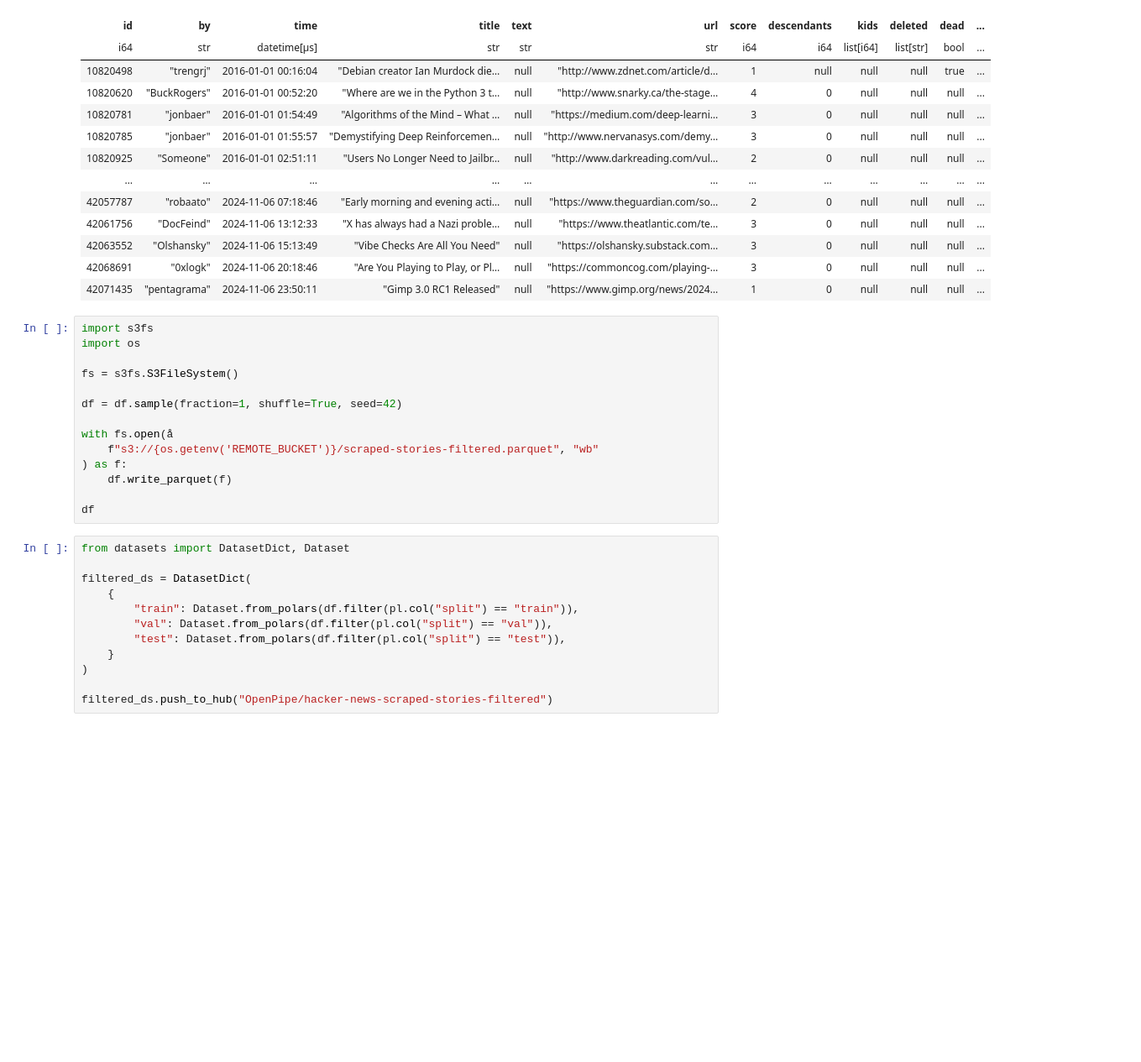
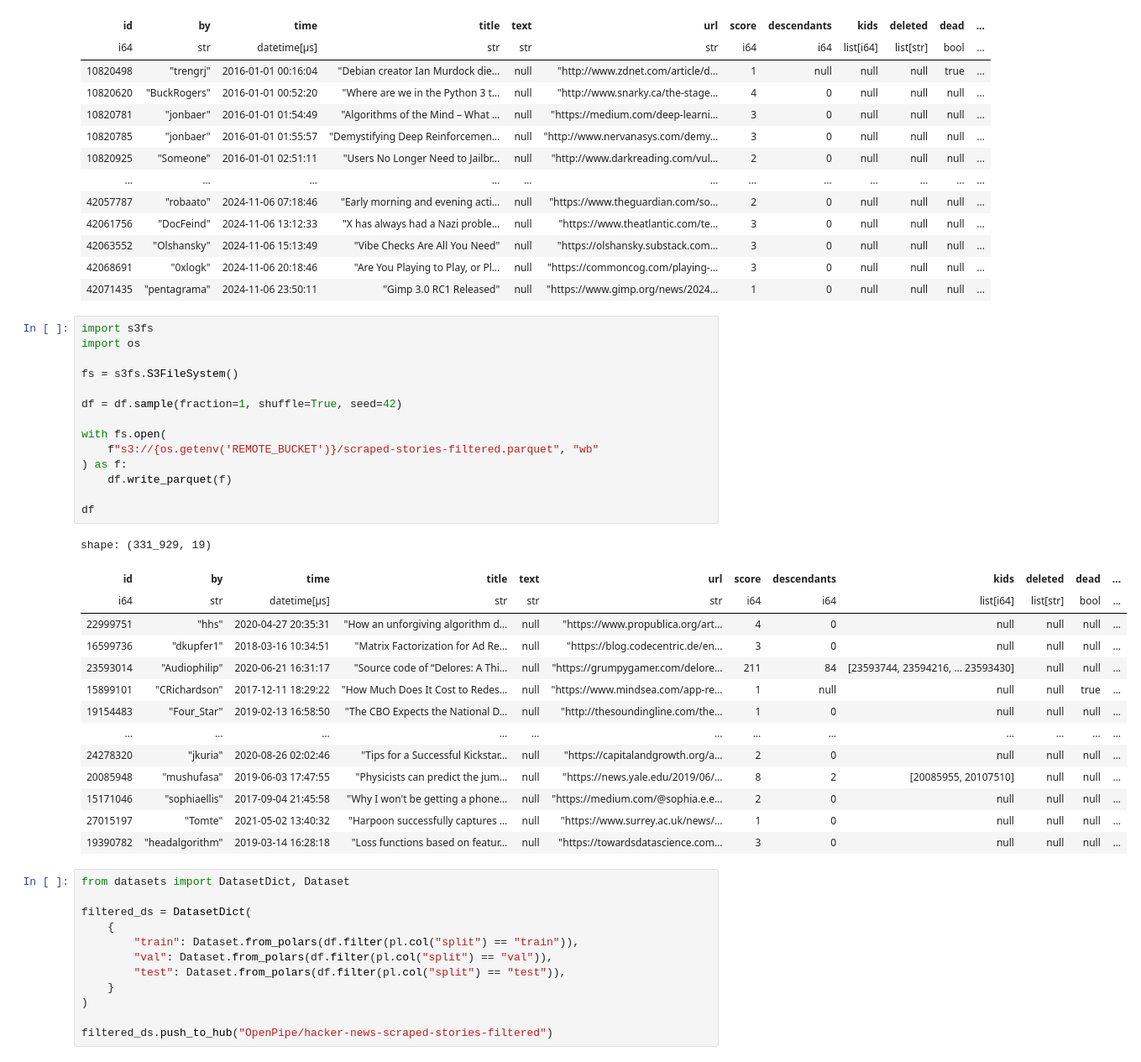
Before and after one commit to OpenPipe/best-hn, a Jupyter notebook: scraped_stories/prepare_data.ipynb, the cells around one changed output. Shown: that part at 84% size. Saved outputs shown, nothing was run; the diff lists cells and outputs as text; blank space fills up the shorter version.

```diff
--- a/scraped_stories/prepare_data.ipynb
+++ b/scraped_stories/prepare_data.ipynb
@@ -157,17 +157,32 @@ shape: (331_929, 19)
 # %%
 import s3fs
 import os
 
 fs = s3fs.S3FileSystem()
 
 df = df.sample(fraction=1, shuffle=True, seed=42)
 
-with fs.open(å
+with fs.open(
     f"s3://{os.getenv('REMOTE_BUCKET')}/scraped-stories-filtered.parquet", "wb"
 ) as f:
     df.write_parquet(f)
 
 df
+# %% [output]
+shape: (331_929, 19)
+| id | by | time | title | text | url | score | descendants | kids | deleted | dead | ... |
+| i64 | str | datetime[μs] | str | str | str | i64 | i64 | list[i64] | list[str] | bool | ... |
+| 22999751 | "hhs" | 2020-04-27 20:35:31 | "How an unforgiving algorithm d… | null | "https://www.propublica.org/art… | 4 | 0 | null | null | null | ... |
+| 16599736 | "dkupfer1" | 2018-03-16 10:34:51 | "Matrix Factorization for Ad Re… | null | "https://blog.codecentric.de/en… | 3 | 0 | null | null | null | ... |
+| 23593014 | "Audiophilip" | 2020-06-21 16:31:17 | "Source code of “Delores: A Thi… | null | "https://grumpygamer.com/delore… | 211 | 84 | [23593744, 23594216, … 23593430] | null | null | ... |
+| 15899101 | "CRichardson" | 2017-12-11 18:29:22 | "How Much Does It Cost to Redes… | null | "https://www.mindsea.com/app-re… | 1 | null | null | null | true | ... |
+| 19154483 | "Four_Star" | 2019-02-13 16:58:50 | "The CBO Expects the National D… | null | "http://thesoundingline.com/the… | 1 | 0 | null | null | null | ... |
+| … | … | … | … | … | … | … | … | … | … | … | ... |
+| 24278320 | "jkuria" | 2020-08-26 02:02:46 | "Tips for a Successful Kickstar… | null | "https://capitalandgrowth.org/a… | 2 | 0 | null | null | null | ... |
+| 20085948 | "mushufasa" | 2019-06-03 17:47:55 | "Physicists can predict the jum… | null | "https://news.yale.edu/2019/06/… | 8 | 2 | [20085955, 20107510] | null | null | ... |
+| 15171046 | "sophiaellis" | 2017-09-04 21:45:58 | "Why I won't be getting a phone… | null | "https://medium.com/@sophia.e.e… | 2 | 0 | null | null | null | ... |
+| 27015197 | "Tomte" | 2021-05-02 13:40:32 | "Harpoon successfully captures … | null | "https://www.surrey.ac.uk/news/… | 1 | 0 | null | null | null | ... |
+| 19390782 | "headalgorithm" | 2019-03-14 16:28:18 | "Loss functions based on featur… | null | "https://towardsdatascience.com… | 3 | 0 | null | null | null | ... |
 # %%
 from datasets import DatasetDict, Dataset
 
```
Also changed, not shown: 4 other files.
